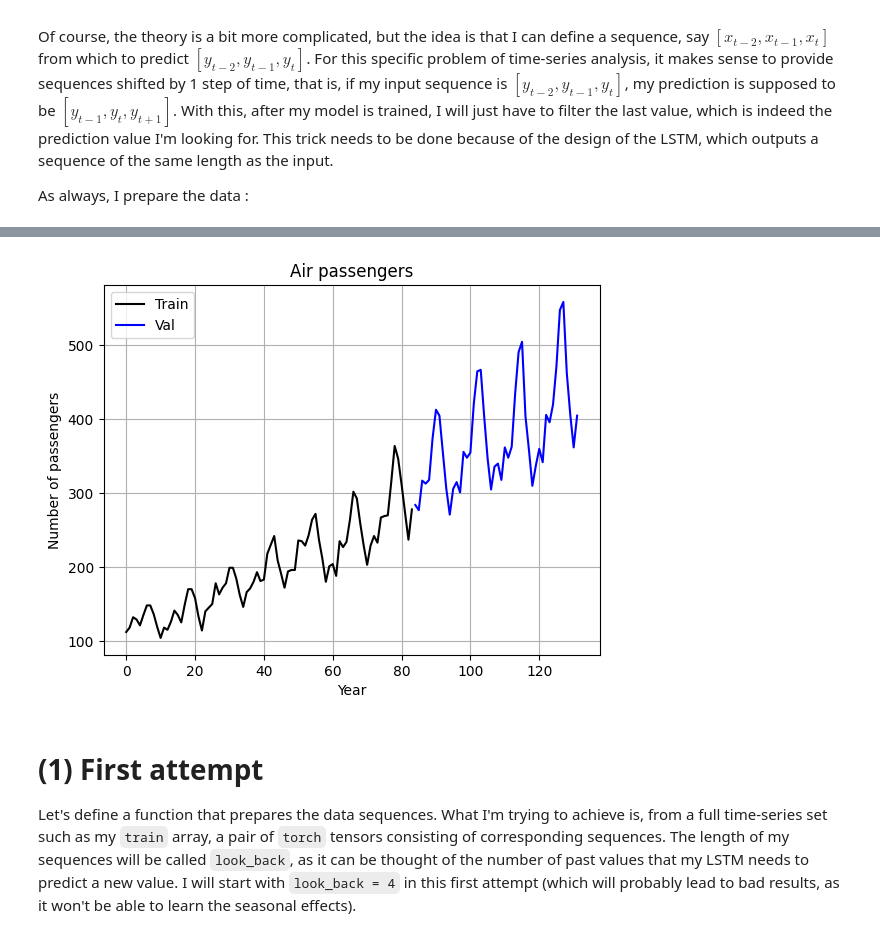
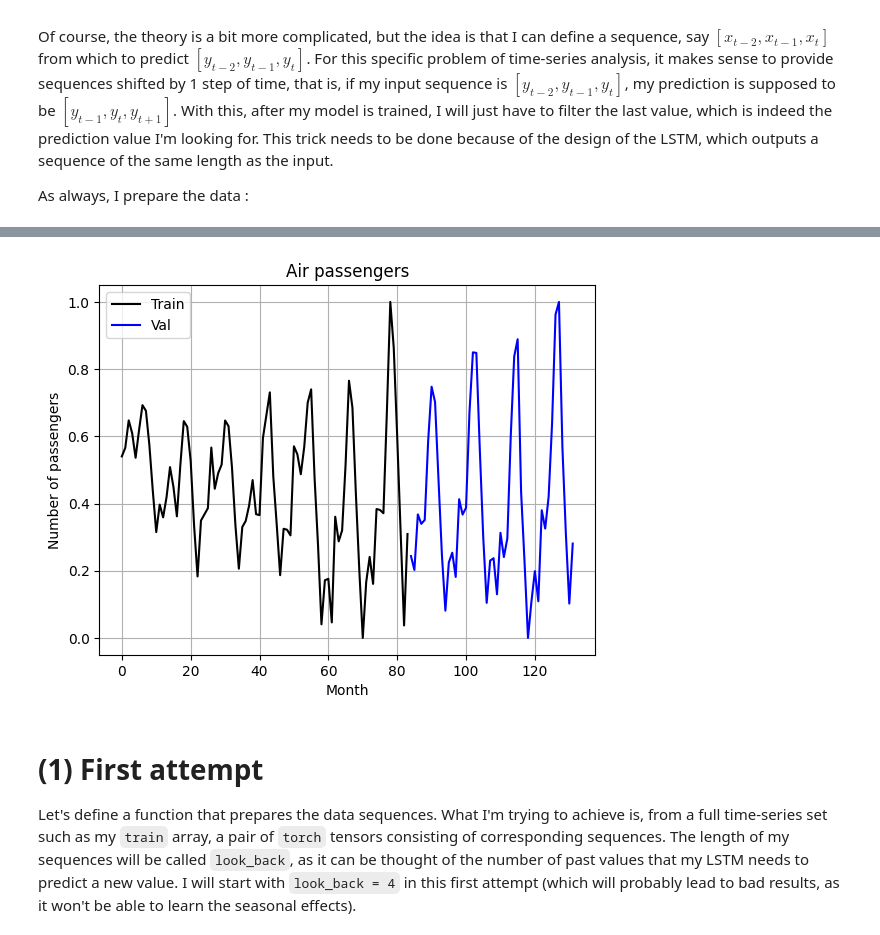
Before and after one commit to mlopez13/tsa_air_passengers, a Jupyter notebook: n5_lstm_model.ipynb, the cells around one changed output, grey strips where cells are left out. Cells and saved outputs as stored; diff of their text form; code cells hidden in the pictures.

```diff
--- a/n5_lstm_model.ipynb
+++ b/n5_lstm_model.ipynb
@@ -24,3 +28,21 @@ Basically, the LSTM cell gets the input $x_t$ together with the recurrent state
 Of course, the theory is a bit more complicated, but the idea is that I can define a sequence, say $[x_{t-2}, x_{t-1}, x_t]$ from which to predict $[y_{t-2}, y_{t-1}, y_t]$. For this specific problem of time-series analysis, it makes sense to provide sequences shifted by 1 step of time, that is, if my input sequence is $[y_{t-2}, y_{t-1}, y_t]$, my prediction is supposed to be $[y_{t-1}, y_t, y_{t+1}]$. With this, after my model is trained, I will just have to filter the last value, which is indeed the prediction value I'm looking for. This trick needs to be done because of the design of the LSTM, which outputs a sequence of the same length as the input.
 
 As always, I prepare the data :
+# %%
+df = read_air_passengers_csv()
+df_train, df_val, df_test = train_val_test_split(df, YEAR_CUTOFFS)
+df_train = df_train.dropna()
+
+# Transform from pandas dataframe to numpy array of shape (n, 1)
+train_0 = df_train[["#Passengers"]].values
+val_0 = df_val[["#Passengers"]].values
+# %%
+train_months = np.arange(len(train_0)).reshape(-1, 1)
+val_months = np.arange(len(train_0), len(train_0) + len(val_0)).reshape(-1, 1)
+
+n_months = 36
+
+lin_reg = LinearRegression()
+lin_reg = lin_reg.fit(train_months[-n_months:], train_0[-n_months:])
+train_fit = lin_reg.predict(train_months)
+val_fit = lin_reg.predict(val_months)
@@ -27,19 +65,20 @@ As always, I prepare the data :
+# %%
+train = train_0 - train_fit
+val = val_0 - val_fit
+# %%
+# Normalize the data
+scaler = MinMaxScaler()
+train = scaler.fit_transform(train)
+val = scaler.fit_transform(val)
 # %%
-df = read_air_passengers_csv()
-df_train, df_val, df_test = train_val_test_split(df, YEAR_CUTOFFS)
-
-# Transform from pandas dataframe to numpy array of shape (n, 1)
-train = df_train[['#Passengers']].astype('float32').values
-val = df_val[['#Passengers']].astype('float32').values
-
-plt.title('Air passengers')
-plt.xlabel('Year')
-plt.ylabel('Number of passengers')
-plt.plot(train, color='k', label='Train')
-plt.plot(np.arange(len(train), len(train)+len(val)), val, color='b', label='Val')
+plt.title("Air passengers")
+plt.xlabel("Month")
+plt.ylabel("Number of passengers")
+plt.plot(train, color="k", label="Train")
+plt.plot(np.arange(len(train), len(train) + len(val)), val, color="b", label="Val")
 
 plt.grid()
 plt.legend()
 plt.show()
 # %% [output]
-[figure, old version]
+[figure, new version]
```
Also changed, not shown: parts of 25 cells of this notebook, 10 other files.
